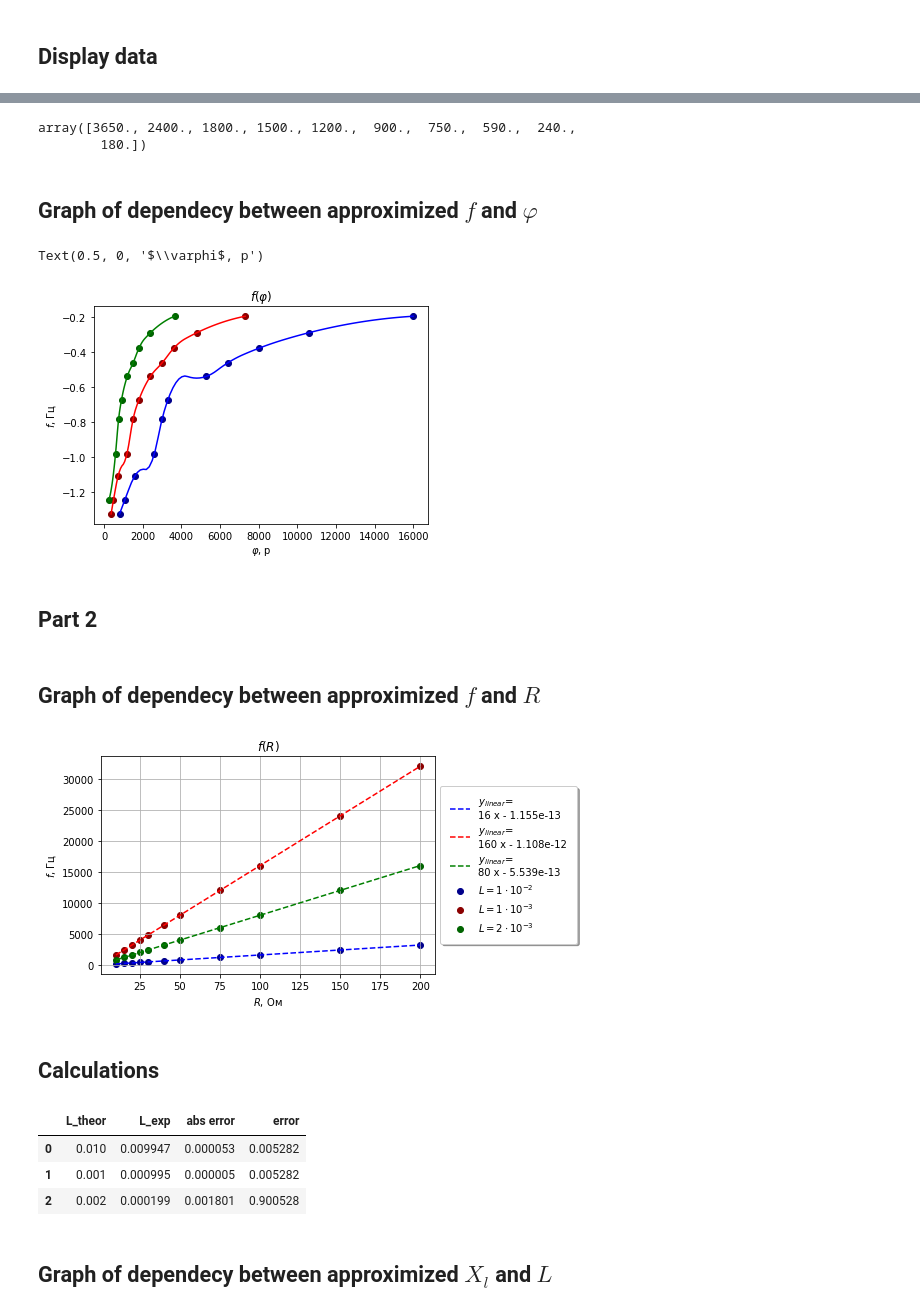
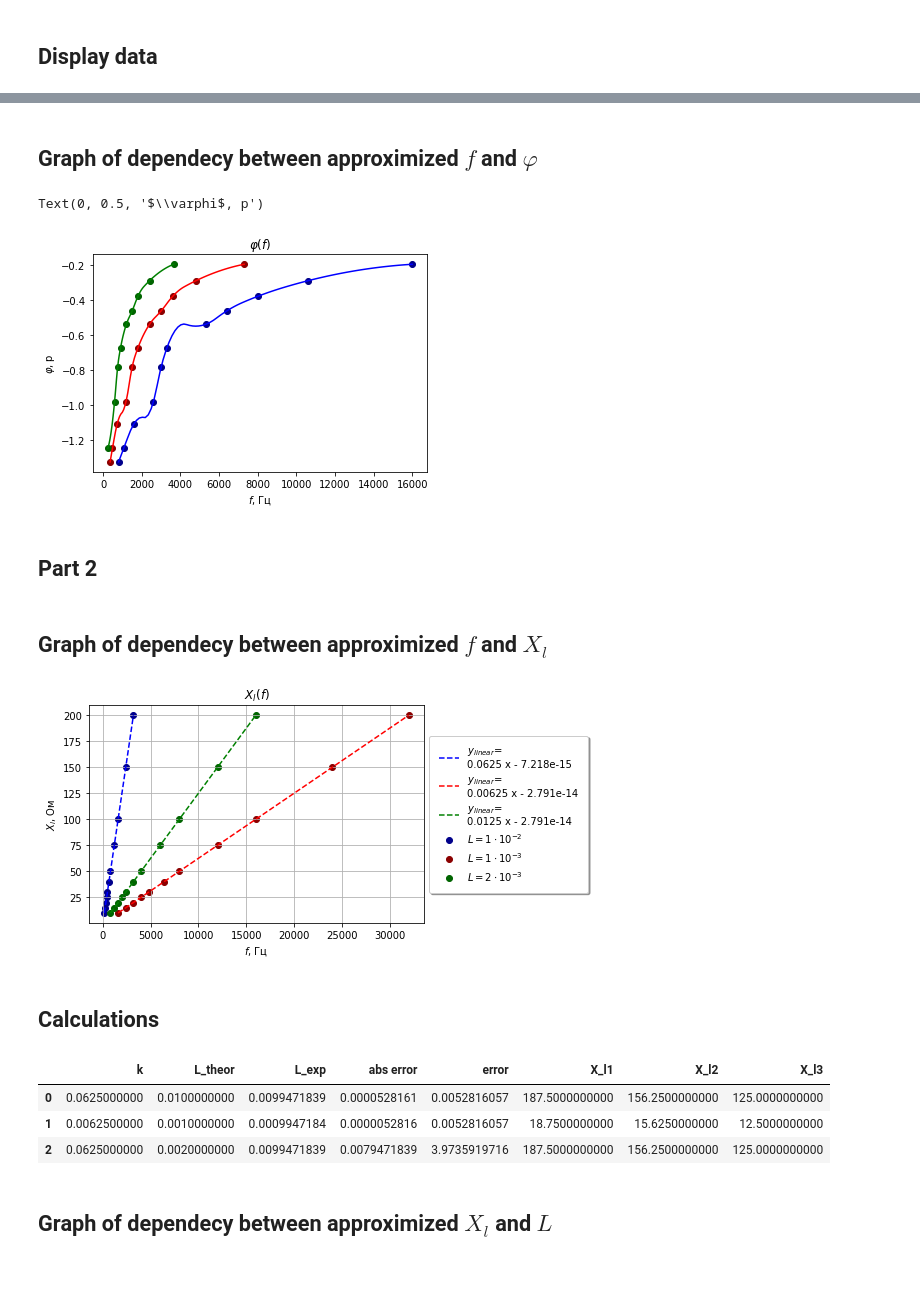
Before and after one commit to nastyabekesheva/labs, a Jupyter notebook: Math/Physics/physics_labs_v1.ipynb, the cells around one changed output, grey strips where cells are left out. Drawn from its saved outputs; the diff is of its cells as text; code cells hidden in the pictures; blank space fills up the shorter version.

```diff
--- a/Math/Physics/physics_labs_v1.ipynb
+++ b/Math/Physics/physics_labs_v1.ipynb
@@ -1091,5 +1126,0 @@ pd.DataFrame.from_dict(new_data3).round(2)
-# %%
-np.delete(new_data3['f'], 8)
-# %% [output]
-array([3650., 2400., 1800., 1500., 1200.,  900.,  750.,  590.,  240.,
-        180.])
@@ -1119,12 +1159,12 @@ plt.scatter(x_2, y_2, color="darkred")
 plt.plot(xnew_2, y_smooth_2, 'r')
 plt.scatter(x_3, y_3, color="darkgreen")
 plt.plot(xnew_3, y_smooth_3, 'g')
-plt.title(r"$f(\varphi)$")
-plt.ylabel(r"$f$, Гц")
-plt.xlabel(r"$\varphi$, р")
+plt.title(r"$\varphi(f)$")
+plt.xlabel(r"$f$, Гц")
+plt.ylabel(r"$\varphi$, р")
 # %% [output]
-Text(0.5, 0, '$\\varphi$, р')
+Text(0, 0.5, '$\\varphi$, р')
-[figure, old version]
+[figure, new version]
 # %% [markdown]
 ## Part 2
 # %%
@@ -1156,52 +1196,52 @@ xnew_3 = np.linspace(data3['R'].min(), data3['R'].max(), 200)
 spl_3 = make_interp_spline(data3['R'], data3['f'], k=3)
 y_smooth_3 = spl_3(xnew_3)
 # %% [markdown]
-## Graph of dependecy between approximized $f$ and $R$
+## Graph of dependecy between approximized $f$ and $X_l$
 # %%
 '''   SELECTING DATA    '''
-x_1=data1['R']
-y_1=data1['f']
-x_2=data2['R']
-y_2=data2['f']
-x_3=data3['R']
-y_3=data3['f']
+x_1=data1['f']
+y_1=data1['X_l']
+x_2=data2['f']
+y_2=data2['X_l']
+x_3=data3['f']
+y_3=data3['X_l']
 
 '''   LINEAR REGRESSION    '''
 linear_model_1=np.polyfit(x_1,y_1,1)
 linear_model_fn_1=np.poly1d(linear_model_1)
 linear_model_2=np.polyfit(x_2,y_2,1)
 linear_model_fn_2=np.poly1d(linear_model_2)
 linear_model_3=np.polyfit(x_3,y_3,1)
 linear_model_fn_3=np.poly1d(linear_model_3)
 
 '''   PLOT    '''
 
-plt.title(r"$f(R)$")
-plt.xlabel("$R$, Ом")
-plt.ylabel(r"$f$, Гц")
+plt.title(r"$X_l(f)$")
+plt.ylabel("$X_l$, Ом")
+plt.xlabel(r"$f$, Гц")
 
 #   1
 plt.scatter(x_1,y_1,color="darkblue")
 #plt.plot(xnew_1, y_smooth_1, 'b')
 #   2
 plt.scatter(x_2,y_2,color="darkred")
 #plt.plot(xnew_2, y_smooth_2, 'r')
 #   3
 plt.scatter(x_3,y_3,color="darkgreen")
 #plt.plot(xnew_3, y_smooth_3, 'g')
 
 #   1
 plt.plot(x_1,linear_model_fn_1(x_1),color="blue", linestyle="dashed")
 #   2
 plt.plot(x_2,linear_model_fn_2(x_2),color="red", linestyle="dashed")
 #   3
 plt.plot(x_3,linear_model_fn_3(x_3),color="green", linestyle="dashed")
 
 plt.legend([r'$y_{linear}$'+f'={str(np.poly1d(linear_model_1))}', r'$y_{linear}$'+f'={str(np.poly1d(linear_model_2))}', r'$y_{linear}$'+f'={str(np.poly1d(linear_model_3))}', r'$L=1\cdot 10^{-2}$', r'$L=1\cdot 10^{-3}$', r'$L=2\cdot 10^{-3}$'], fancybox=True, framealpha=1, shadow=True, borderpad=1, loc='center left', bbox_to_anchor=(1, 0.5))
 
 plt.grid()
 # %% [output]
-[figure, old version]
+[figure, new version]
 # %% [markdown]
 ## Calculations
 # %%
@@ -1220,7 +1267,8 @@ all_data.update({'error': np.divide(all_data['abs error'], all_data['L_theor'])}
 # %%
-pd.DataFrame.from_dict(all_data)
+pd.options.display.float_format = '{:.10f}'.format
+pd.DataFrame.from_dict(all_data).round(10)
 # %% [output]
-|  | L_theor | L_exp | abs error | error |
-| 0 | 0.010 | 0.009947 | 0.000053 | 0.005282 |
-| 1 | 0.001 | 0.000995 | 0.000005 | 0.005282 |
-| 2 | 0.002 | 0.000199 | 0.001801 | 0.900528 |
+|  | k | L_theor | L_exp | abs error | error | X_l1 | X_l2 | X_l3 |
+| 0 | 0.0625000000 | 0.0100000000 | 0.0099471839 | 0.0000528161 | 0.0052816057 | 187.5000000000 | 156.2500000000 | 125.0000000000 |
+| 1 | 0.0062500000 | 0.0010000000 | 0.0009947184 | 0.0000052816 | 0.0052816057 | 18.7500000000 | 15.6250000000 | 12.5000000000 |
+| 2 | 0.0625000000 | 0.0020000000 | 0.0099471839 | 0.0079471839 | 3.9735919716 | 187.5000000000 | 156.2500000000 | 125.0000000000 |
```
Also changed, not shown: parts of 33 cells of this notebook.
